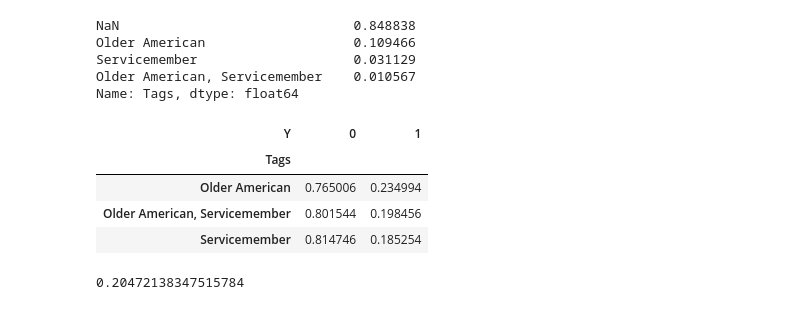
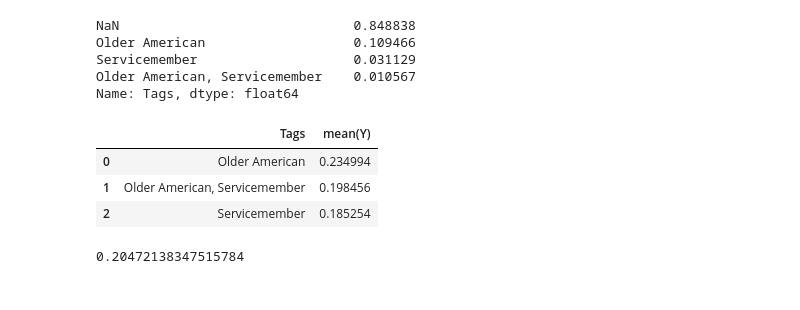
Before and after one commit to zhannazh/Predicting_Outcome_of_Consumer_Finance_Complaints, a Jupyter notebook: 1. Data exploration and feature engineering.ipynb, the cells around one changed output. Drawn from its saved outputs; the diff is of its cells as text; code cells hidden in the pictures.

```diff
--- a/1. Data exploration and feature engineering.ipynb
+++ b/1. Data exploration and feature engineering.ipynb
@@ -391,16 +389,15 @@ Older American                   0.109466
 Servicemember                    0.031129
 Older American, Servicemember    0.010567
 Name: Tags, dtype: float64
-# %%
-# Tabulate Tags by outcome (Y)
-pd.crosstab(index = df['Tags'],
-            columns = df.Y, normalize = 'index').sort_values(by=1, ascending=False)
-# %% [output]
-| Y | 0 | 1 |
-| Tags |  |  |
-| Older American | 0.765006 | 0.234994 |
-| Older American, Servicemember | 0.801544 | 0.198456 |
-| Servicemember | 0.814746 | 0.185254 |
+# %%
+# Tabulate fraction of outcomes with monetary relief by categories in Tags variable
+Y_by_Tags = f.fraction_of_outcomes_with_monetary_relief(df,'Tags')
+Y_by_Tags
+# %% [output]
+|  | Tags | mean(Y) |
+| 0 | Older American | 0.234994 |
+| 1 | Older American, Servicemember | 0.198456 |
+| 2 | Servicemember | 0.185254 |
 # %%
 # Tabulate Y for the NULL values of Tags
 df[df.Tags.isna()].Y.mean()
```
Also changed, not shown: parts of 28 cells of this notebook, 1 other file.
